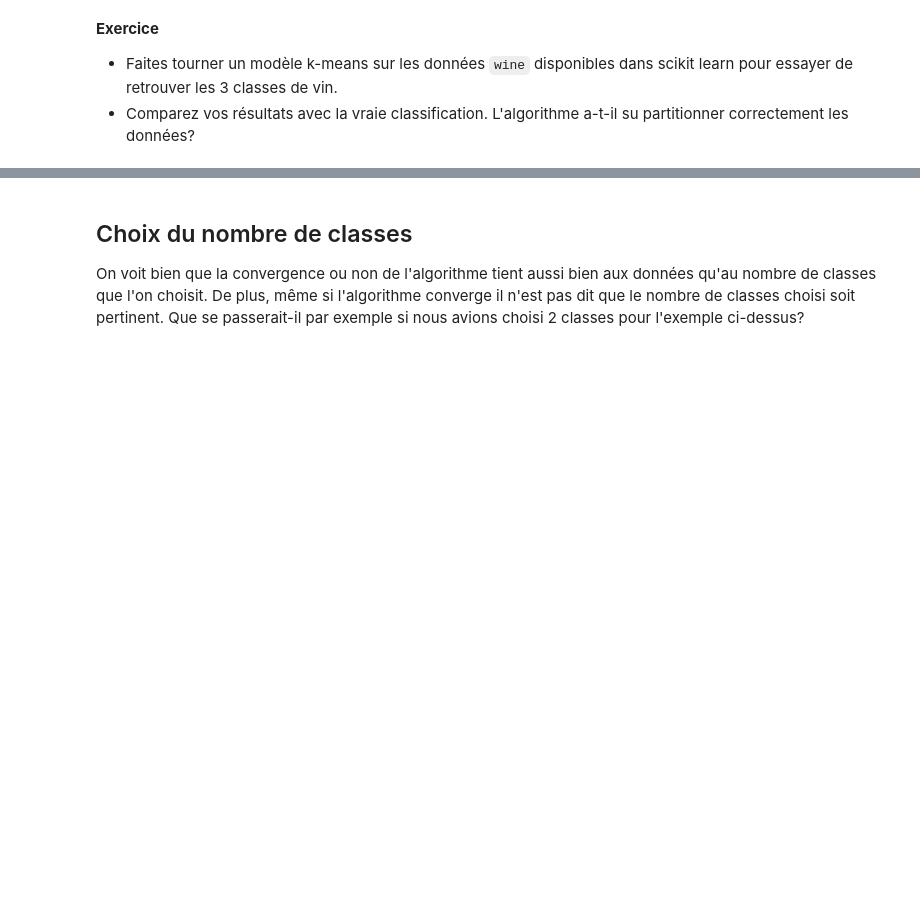
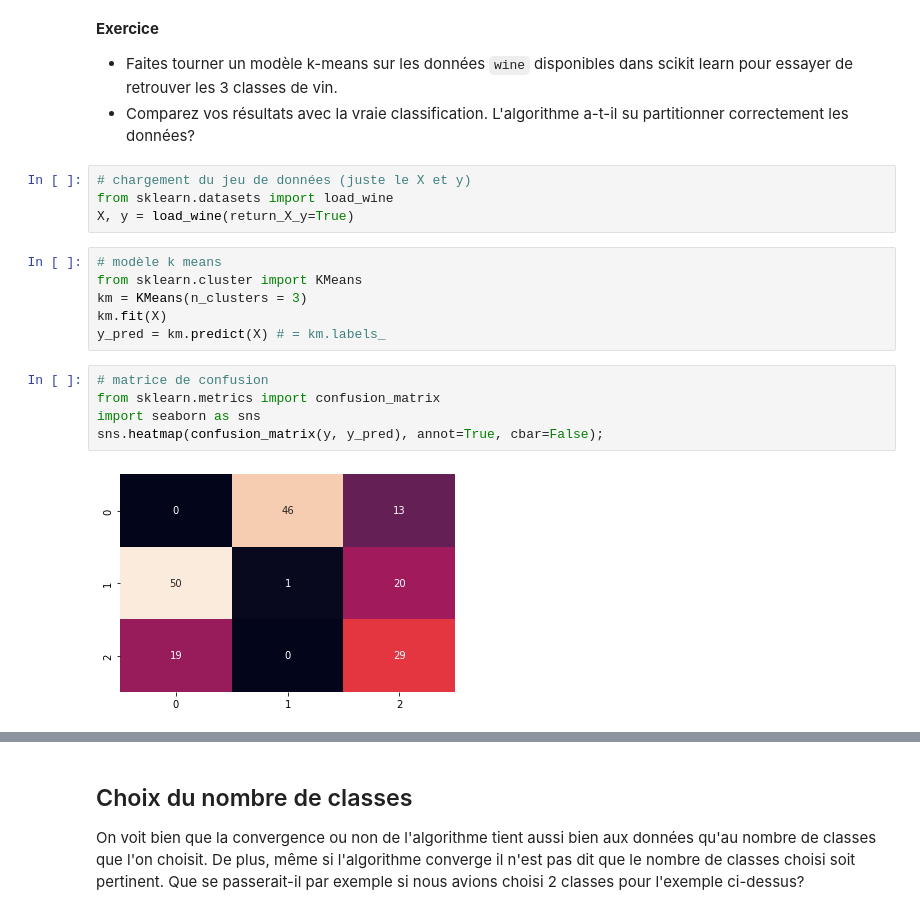
Before and after one commit to louiskuhn/IA-P2-Euskadi, a Jupyter notebook: Ressources/Machine Learning/Clustering/Kmeans et DBSCAN/kmeans_dbscan.ipynb, the cells around one changed output, grey strips where cells are left out. Cells and saved outputs as stored; diff of their text form; blank space fills up the shorter version.

Commit message:
correction kmeans

```diff
--- a/Ressources/Machine Learning/Clustering/Kmeans et DBSCAN/kmeans_dbscan.ipynb
+++ b/Ressources/Machine Learning/Clustering/Kmeans et DBSCAN/kmeans_dbscan.ipynb
@@ -23,3 +23,20 @@ Sur Python, on va utiliser la fonction `Kmeans` de `scikit-learn`. Elle propose
 __Exercice__
 - Faites tourner un modèle k-means sur les données `wine` disponibles dans scikit learn pour essayer de retrouver les 3 classes de vin.
 - Comparez vos résultats avec la vraie classification. L'algorithme a-t-il su partitionner correctement les données?
+# %%
+# chargement du jeu de données (juste le X et y)
+from sklearn.datasets import load_wine
+X, y = load_wine(return_X_y=True)
+# %%
+# modèle k means
+from sklearn.cluster import KMeans
+km = KMeans(n_clusters = 3)
+km.fit(X)
+y_pred = km.predict(X) # = km.labels_
+# %%
+# matrice de confusion
+from sklearn.metrics import confusion_matrix
+import seaborn as sns
+sns.heatmap(confusion_matrix(y, y_pred), annot=True, cbar=False);
+# %% [output]
+[figure, added]
```
Also changed, not shown: parts of 10 cells of this notebook, 3 other files.
